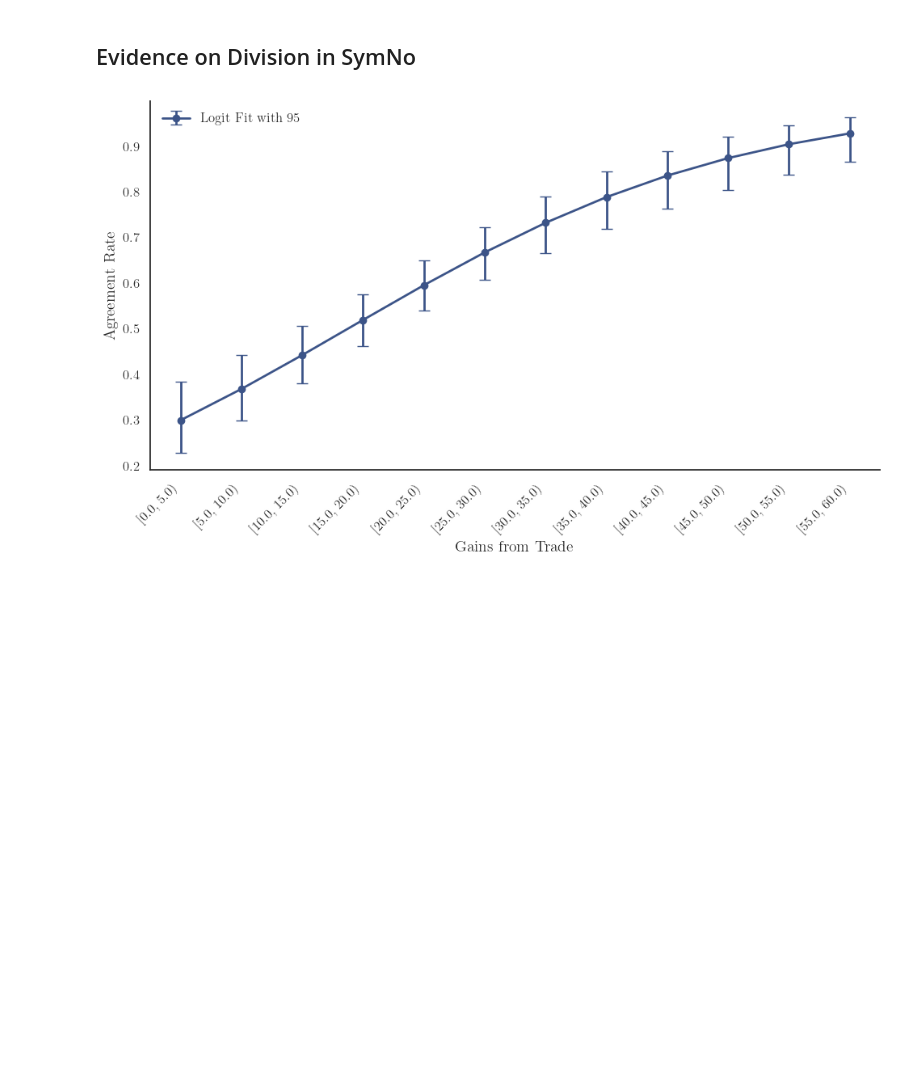
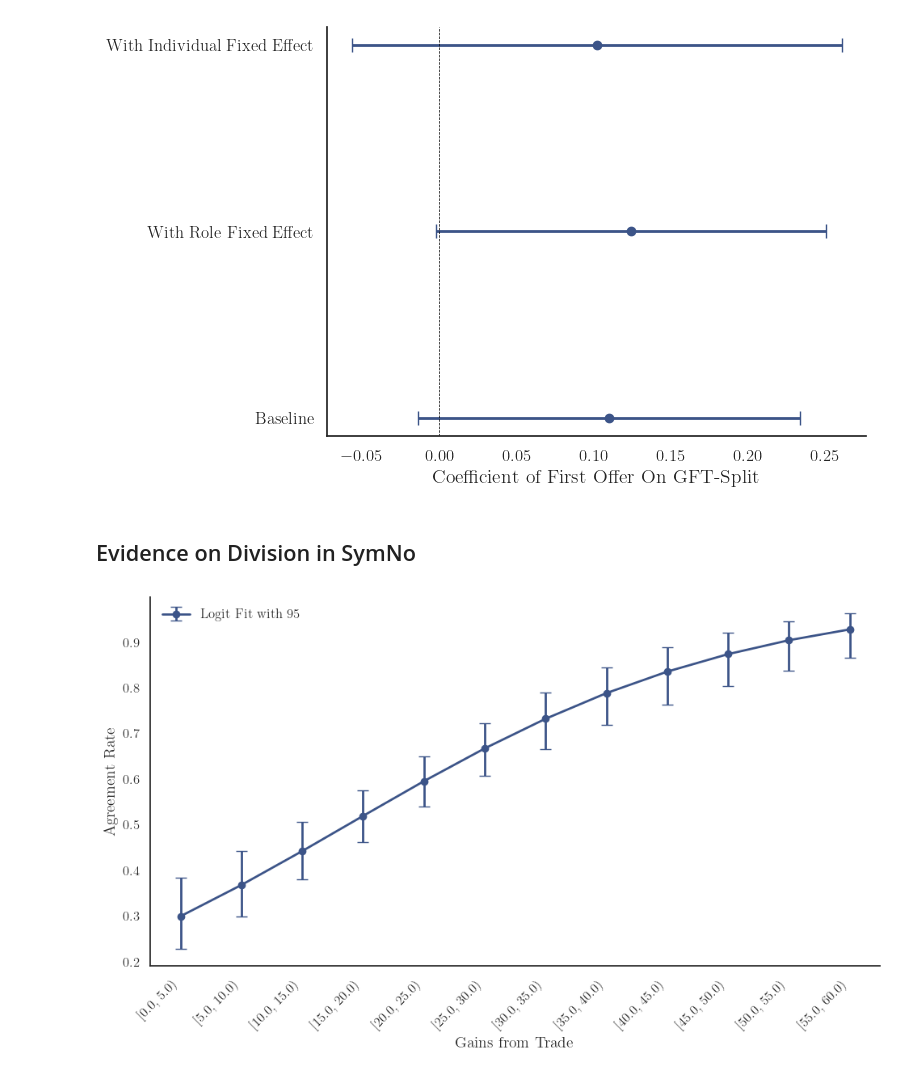
Before and after one commit to NicolasRoever/bargaining_experiment_analysis, a Jupyter notebook: src/bargaining_analysis/main_results/sandbox.ipynb, the cells around one changed output. Drawn from its saved outputs; the diff is of its cells as text; code cells hidden in the pictures; blank space fills up the shorter version.

```diff
--- a/src/bargaining_analysis/main_results/sandbox.ipynb
+++ b/src/bargaining_analysis/main_results/sandbox.ipynb
@@ -45,3 +80,39 @@ df = pd.read_csv("/Users/nicolasroever/Dropbox/Promotion/Bargaining/bargaining_e
+# %%
+# Specification 1: Full model
+model1 = smf.ols('split_gains_from_trade ~ first_offer + bs(gains_from_trade, df=3) + C(session_id) + C(session_id):C(group_id_in_session)',
+                 data=agreements).fit()
+
+# Specification 2: Without C(participant_code)
+model2 = smf.ols('split_gains_from_trade ~ first_offer + bs(gains_from_trade, df=3) + C(session_id) + C(session_id):C(group_id_in_session) + C(participant_role)',
+                 data=agreements).fit()
+
+# Specification 3: Without C(participant_role)
+model3 = smf.ols('split_gains_from_trade ~ first_offer + bs(gains_from_trade, df=3) + C(session_id) + C(session_id):C(group_id_in_session) + C(participant_code)',
+                 data=agreements).fit()
+
+# Extract coefficients and CIs for first_offer
+coeffs = [model1.params['first_offer'], model2.params['first_offer'], model3.params['first_offer']]
+cis = [model1.conf_int().loc['first_offer'], model2.conf_int().loc['first_offer'], model3.conf_int().loc['first_offer']]
+labels = ['Baseline', 'With Role Fixed Effect' , 'With Individual Fixed Effect']
+
+# Compute yerr properly (now xerr since axes flipped)
+lower_errs = [coeffs[i] - cis[i].iloc[0] for i in range(len(coeffs))]
+upper_errs = [cis[i].iloc[1] - coeffs[i] for i in range(len(coeffs))]
+xerr = [lower_errs, upper_errs]
+
+# Plot with flipped axes
+set_plot_theme()
+fig, ax = plt.subplots(figsize=(8, 5))
+ax.errorbar(coeffs, range(len(coeffs)), xerr=xerr, fmt='o', capsize=5, color=color_scheme[0])
+ax.set_yticks(range(len(labels)))
+ax.set_yticklabels(labels)
+ax.set_xlabel('Coefficient of First Offer On GFT-Split')
+ax.set_ylabel('')
+ax.axvline(x=0, linestyle='--', color='black', linewidth=0.5)
+finalize_plot(ax)
+plt.show()
+# %% [output]
+[figure, added]
 # %% [markdown]
 ## Evidence on Division in SymNo
 # %%
```
Also changed, not shown: parts of 4 cells of this notebook, 2 other files.
